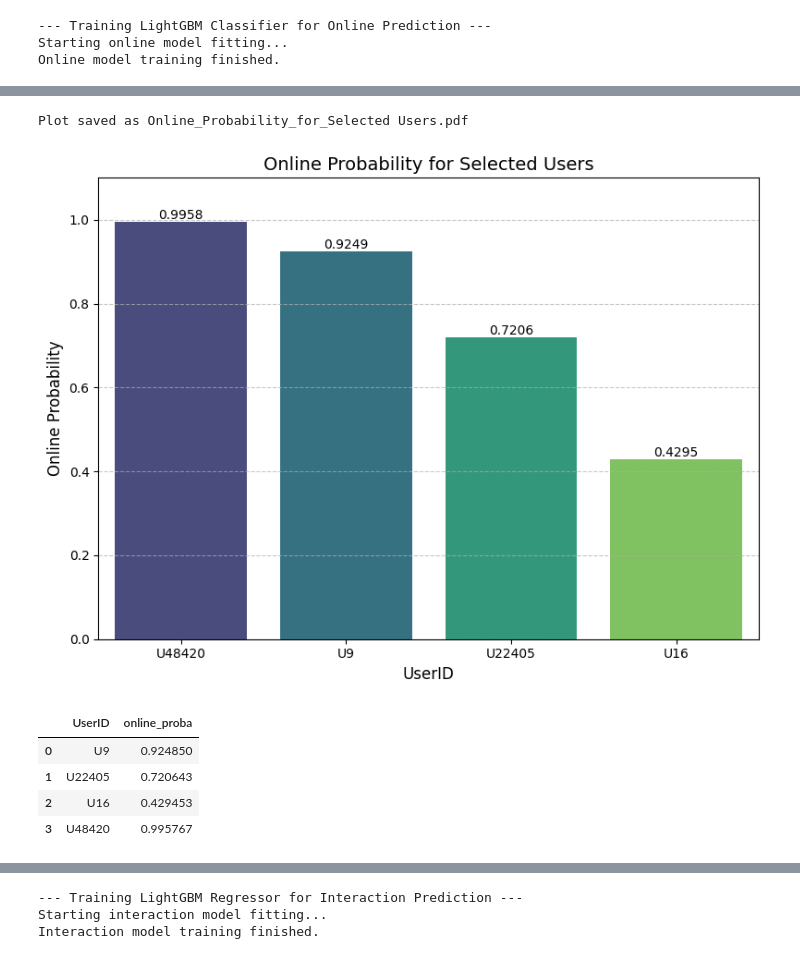
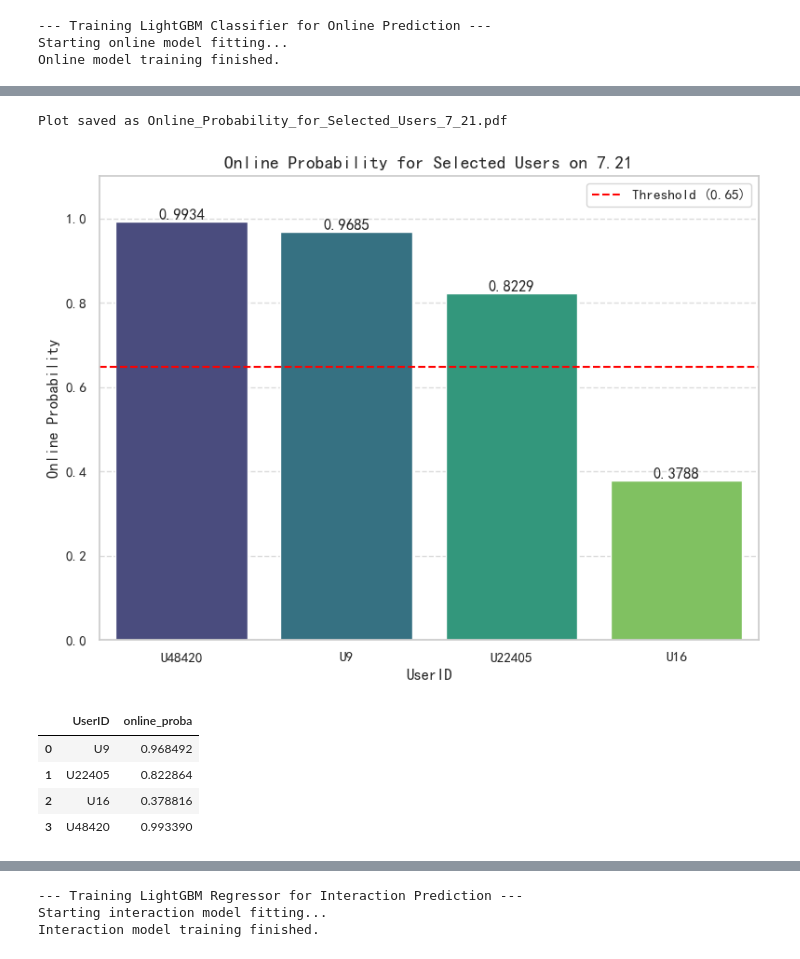
Before and after one commit to PPKunOfficial/2025-51MCMProblemC, a Jupyter notebook: p3.ipynb, the cells around one changed output, grey strips where cells are left out. Drawn from its saved outputs; the diff is of its cells as text; code cells hidden in the pictures.

```diff
--- a/p3.ipynb
+++ b/p3.ipynb
@@ -2,30 +2,28 @@
 import pandas as pd
 import numpy as np
 import lightgbm as lgb
-
 # from tqdm import tqdm # 如果在普通python脚本环境
-from tqdm.notebook import tqdm  # 如果在notebook环境，使用这个导入
+from tqdm.notebook import tqdm # 如果在notebook环境，使用这个导入
 import gc
 import warnings
 from datetime import timedelta
+from sklearn.metrics import precision_score, recall_score, f1_score, precision_recall_curve, auc # 确保导入 auc
 
-warnings.filterwarnings("ignore", category=UserWarning)
-warnings.filterwarnings("ignore", category=FutureWarning)  # 忽略一些未来的警告
+warnings.filterwarnings('ignore', category=UserWarning)
+warnings.filterwarnings('ignore', category=FutureWarning) # 忽略一些未来的警告
 
 # --- 1. 数据加载与预处理 ---
 print("Loading data...")
 dtype_spec = {
-    "UserID": "category",
-    "UserBehaviour": "int8",
-    "BloggerID": "category",
-    "Time": "str",
+    'UserID': 'category',
+    'UserBehaviour': 'int8',
+    'BloggerID': 'category',
+    'Time': 'str'
 }
 # Problem 3只需要附件1的数据
 # 注意：如果数据文件不在当前脚本同级目录的'program'文件夹下，请修改路径
 try:
-    df_hist = pd.read_csv(
-        "/Users/pp/projects/51MCM2025/program/a1.csv", dtype=dtype_spec
-    )
+    df_hist = pd.read_csv('/Users/pp/projects/51MCM2025/program/a1.csv', dtype=dtype_spec)
 except FileNotFoundError:
     print("Error: 'program/a1.csv' not found. Please check the file path.")
     exit()
@@ -319,58 +796,55 @@ Predicted online users: ['U9', 'U22405', 'U48420']
 # %%
-import matplotlib.pyplot as plt
-import pandas as pd
-import seaborn as sns
-
 # 数据
 data = {
-    'UserID': ['U9', 'U22405', 'U16', 'U48420'],
+    'UserID': target_users_p3, # 使用原始目标用户列表
     'online_proba': online_pred_proba
 }
-df = pd.DataFrame(data)
+df_online_proba_viz = pd.DataFrame(data)
 
 # 为了让图表更清晰，按概率降序排序
-# Seaborn 的 barplot 可以直接使用 order 参数，但先排序 DataFrame 也很直观
-df_sorted = df.sort_values(by='online_proba', ascending=False)
+df_sorted_proba = df_online_proba_viz.sort_values(by='online_proba', ascending=False)
 
 # 创建图表和轴对象
 plt.figure(figsize=(8, 6))
 # 使用 seaborn 的 barplot
-ax = sns.barplot(x='UserID', y='online_proba', data=df_sorted, palette='viridis') # palette 可以设置颜色主题
+ax = sns.barplot(x='UserID', y='online_proba', data=df_sorted_proba, palette='viridis') # palette 可以设置颜色主题
 
 # 添加标题和轴标签 (使用 Matplotlib)
-plt.title('Online Probability for Selected Users', fontsize=14)
+plt.title('Online Probability for Selected Users on 7.21', fontsize=14)
 plt.xlabel('UserID', fontsize=12)
 plt.ylabel('Online Probability', fontsize=12)
 plt.ylim(0, 1.1) # 设置Y轴范围
+plt.axhline(final_online_prediction_threshold, color='red', linestyle='--', label=f'Threshold ({final_online_prediction_threshold:.2f})')
+plt.legend()
 
 # 在每个柱子上方显示具体的概率值 (使用 Matplotlib 和轴对象)
 for p in ax.patches:
     ax.annotate(f'{p.get_height():.4f}', # 格式化概率值，保留4位小数
                 (p.get_x() + p.get_width() / 2., p.get_height()), # 文本位置 (x, y)
                 ha='center', va='center', # 水平垂直对齐
                 xytext=(0, 5), # 文本相对于位置的偏移量 (x, y)
                 textcoords='offset points')
 
 # 显示网格线 (可选)
 plt.grid(axis='y', linestyle='--', alpha=0.7)
 
 # 自动调整布局，防止文本重叠
 plt.tight_layout()
 
-pdf_filename_online = "Online_Probability_for_Selected Users.pdf"
-plt.savefig(pdf_filename_online, format='pdf', bbox_inches='tight') # format='pdf' 指定格式, bbox_inches='tight' 尝试去除多余边距
-print(f"\nPlot saved as {pdf_filename_online}")
+pdf_filename_online_proba = "Online_Probability_for_Selected_Users_7_21.pdf"
+plt.savefig(pdf_filename_online_proba, format='pdf', bbox_inches='tight') # format='pdf' 指定格式, bbox_inches='tight' 尝试去除多余边距
+print(f"\nPlot saved as {pdf_filename_online_proba}")
 
 # 显示图表
 plt.show()
 
 predict_online_users_df
 # %% [output]
-Plot saved as Online_Probability_for_Selected Users.pdf
+Plot saved as Online_Probability_for_Selected_Users_7_21.pdf
-[figure, old version]
+[figure, new version]
 |  | UserID | online_proba |
-| 0 | U9 | 0.924850 |
-| 1 | U22405 | 0.720643 |
-| 2 | U16 | 0.429453 |
-| 3 | U48420 | 0.995767 |
+| 0 | U9 | 0.968492 |
+| 1 | U22405 | 0.822864 |
+| 2 | U16 | 0.378816 |
+| 3 | U48420 | 0.993390 |
 # %%
```
Also changed, not shown: parts of 14 cells of this notebook, 1 other file.
